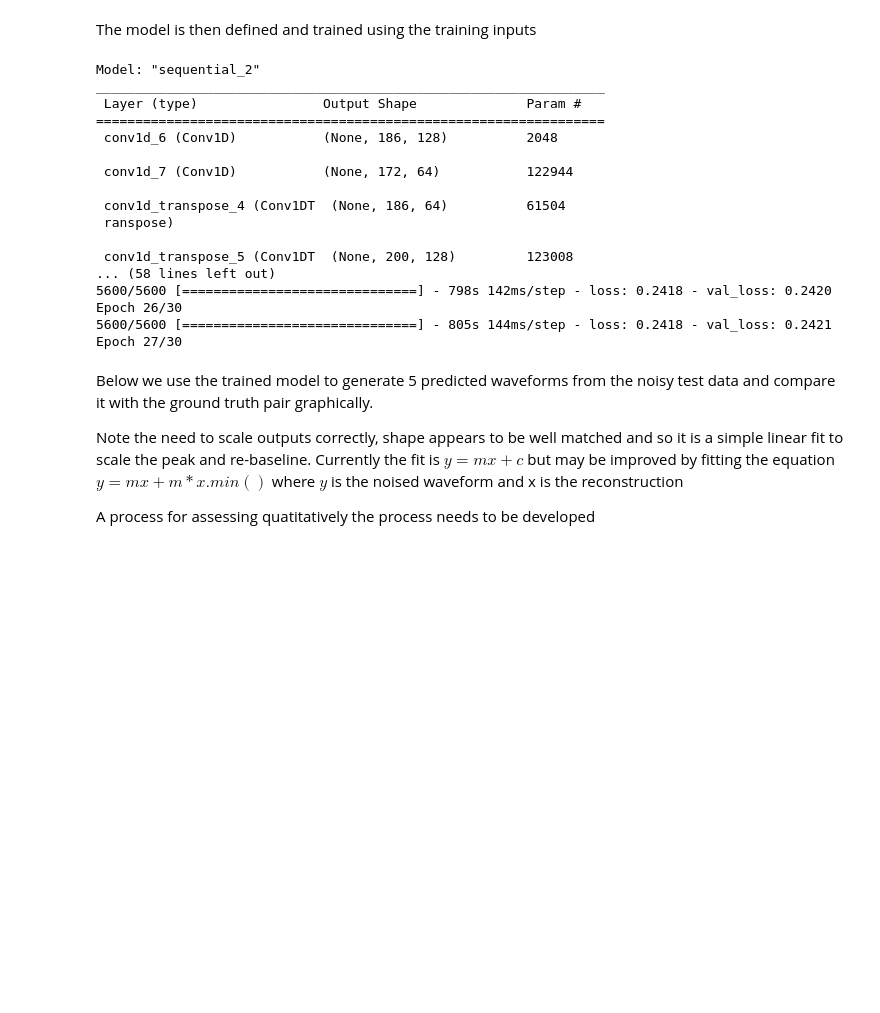
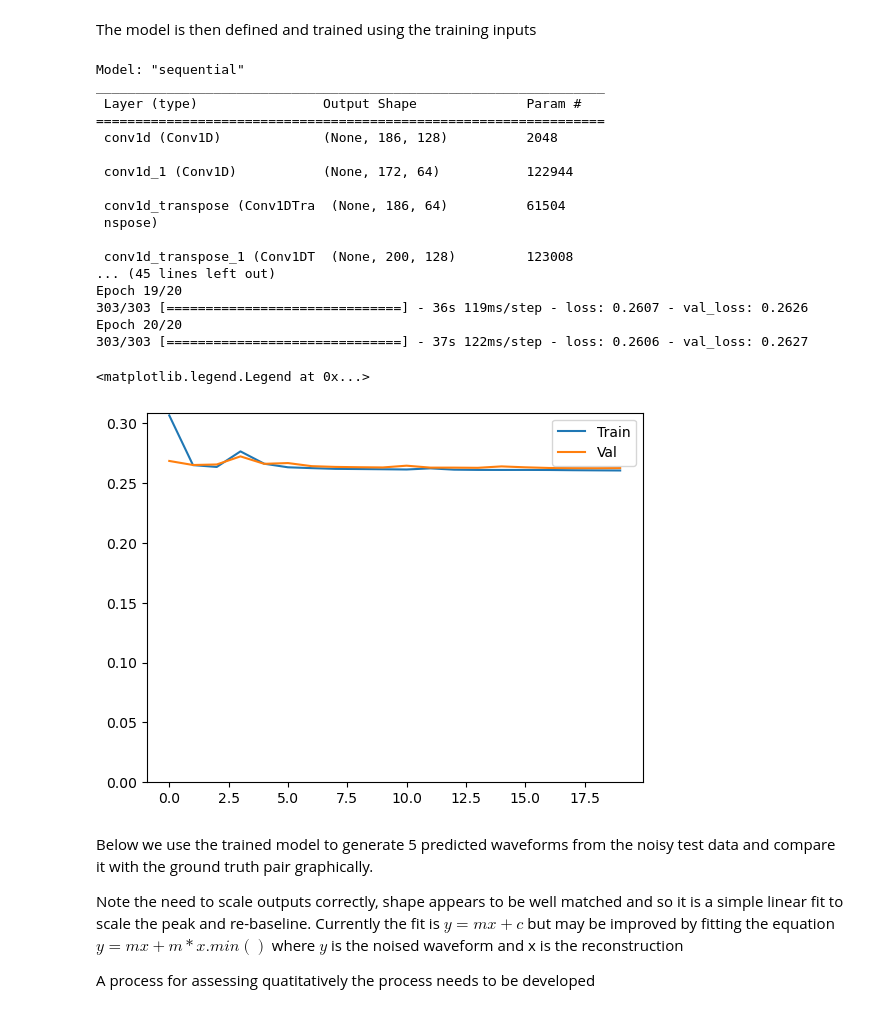
Before and after one commit to j1ling67n/ML-curve-smoothing, a Jupyter notebook: ML smoothing explanation.ipynb, the cells around one changed output. Drawn from its saved outputs; the diff is of its cells as text; code cells hidden in the pictures; blank space fills up the shorter version.

```diff
--- a/ML smoothing explanation.ipynb
+++ b/ML smoothing explanation.ipynb
@@ -271,7 +270,7 @@ from tensorflow.keras.constraints import max_norm
 
 # Model configuration
 batch_size = 50
-no_epochs = 30
+no_epochs = 20
 train_test_split = 0.3
 validation_split = 0.2
 verbosity = 1
@@ -332,28 +331,36 @@ model.summary()
 #%%
 # Compile and fit data
 model.compile(optimizer='adam', loss='binary_crossentropy')
-model.fit(noisy_input, pure_input,
+history = model.fit(noisy_input, pure_input,
                 epochs=no_epochs,
                 batch_size=batch_size,
                 validation_split=validation_split)
 # %% [output]
-Model: "sequential_2"
+Model: "sequential"
 _________________________________________________________________
  Layer (type)                Output Shape              Param #
 =================================================================
- conv1d_6 (Conv1D)           (None, 186, 128)          2048
+ conv1d (Conv1D)             (None, 186, 128)          2048
 
- conv1d_7 (Conv1D)           (None, 172, 64)           122944
+ conv1d_1 (Conv1D)           (None, 172, 64)           122944
 
- conv1d_transpose_4 (Conv1DT  (None, 186, 64)          61504
- ranspose)
+ conv1d_transpose (Conv1DTra  (None, 186, 64)          61504
+ nspose)
 
- conv1d_transpose_5 (Conv1DT  (None, 200, 128)         123008
-... (58 lines left out)
-5600/5600 [==============================] - 798s 142ms/step - loss: 0.2418 - val_loss: 0.2420
-Epoch 26/30
-5600/5600 [==============================] - 805s 144ms/step - loss: 0.2418 - val_loss: 0.2421
-Epoch 27/30
+ conv1d_transpose_1 (Conv1DT  (None, 200, 128)         123008
+... (45 lines left out)
+Epoch 19/20
+303/303 [==============================] - 36s 119ms/step - loss: 0.2607 - val_loss: 0.2626
+Epoch 20/20
+303/303 [==============================] - 37s 122ms/step - loss: 0.2606 - val_loss: 0.2627
+# %%
+plt.plot(history.history['loss'], label='Train')
+plt.plot(history.history['val_loss'], label='Val')
+plt.ylim(0,None)
+plt.legend()
+# %% [output]
+<matplotlib.legend.Legend at 0x...>
+[figure, added]
 # %% [markdown]
 Below we use the trained model to generate 5 predicted waveforms from the noisy test data and compare it with the ground truth pair graphically.
 
```
Also changed, not shown: parts of 9 cells of this notebook.
